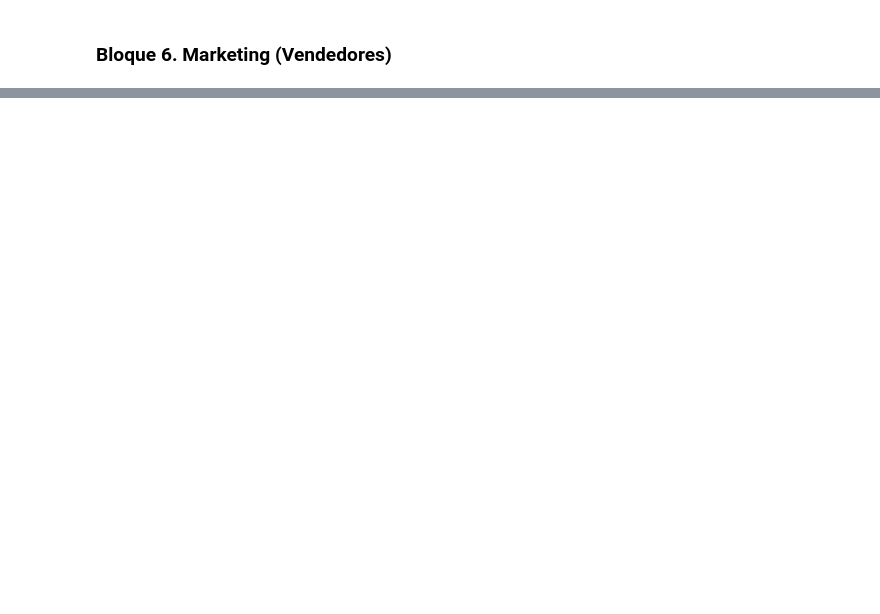
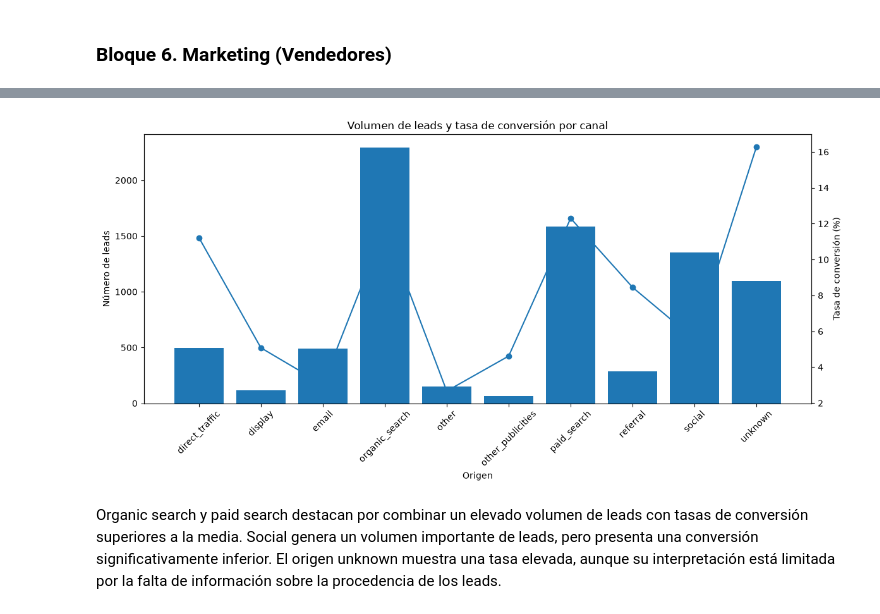
Before and after one commit to malumon/Proyecto_final, a Jupyter notebook: Notebooks/03_EDA.ipynb, the cells around one changed output, grey strips where cells are left out. Cells and saved outputs as stored; diff of their text form; code cells hidden in the pictures; blank space fills up the shorter version.

```diff
--- a/Notebooks/03_EDA.ipynb
+++ b/Notebooks/03_EDA.ipynb
@@ -1205,0 +1982,2 @@ En conjunto, los resultados indican que la principal oportunidad no está única
+# %%
+df_marketing["convertido"] = df_marketing["seller_id"].notna()
@@ -1205,0 +2000,12 @@ En conjunto, los resultados indican que la principal oportunidad no está única
+# %%
+# Leads por canal
+
+conversion_origen = (df_marketing.groupby("origin").agg(
+        leads=("mql_id", "count"),
+        convertidos=("convertido", "sum")
+    )
+)
+
+conversion_origen["tasa_conversion"] = (conversion_origen["convertidos"] / conversion_origen["leads"] * 100).round(2)
+
+conversion_origen.sort_values("tasa_conversion", ascending=False)
@@ -1205,0 +2025,4 @@ En conjunto, los resultados indican que la principal oportunidad no está única
+# %%
+conversion_origen["porcentaje_convertidos"] = (conversion_origen["convertidos"] / conversion_origen["convertidos"].sum() * 100).round(2)
+
+conversion_origen.sort_values("convertidos", ascending=False)
@@ -1205,0 +2044,22 @@ En conjunto, los resultados indican que la principal oportunidad no está única
+# %%
+fig, ax1 = plt.subplots(figsize=(12, 6))
+
+ax1.bar(conversion_origen.index, conversion_origen["leads"])
+
+ax1.set_xlabel("Origen")
+ax1.set_ylabel("Número de leads")
+ax1.tick_params(axis="x", rotation=45)
+
+ax2 = ax1.twinx()
+
+ax2.plot(conversion_origen.index, conversion_origen["tasa_conversion"], marker="o")
+
+ax2.set_ylabel("Tasa de conversión (%)")
+
+plt.title("Volumen de leads y tasa de conversión por canal")
+plt.tight_layout()
+plt.show()
+# %% [output]
+[figure, added]
+# %% [markdown]
+Organic search y paid search destacan por combinar un elevado volumen de leads con tasas de conversión superiores a la media. Social genera un volumen importante de leads, pero presenta una conversión significativamente inferior. El origen unknown muestra una tasa elevada, aunque su interpretación está limitada por la falta de información sobre la procedencia de los leads.
```
Also changed, not shown: parts of 133 cells of this notebook.
